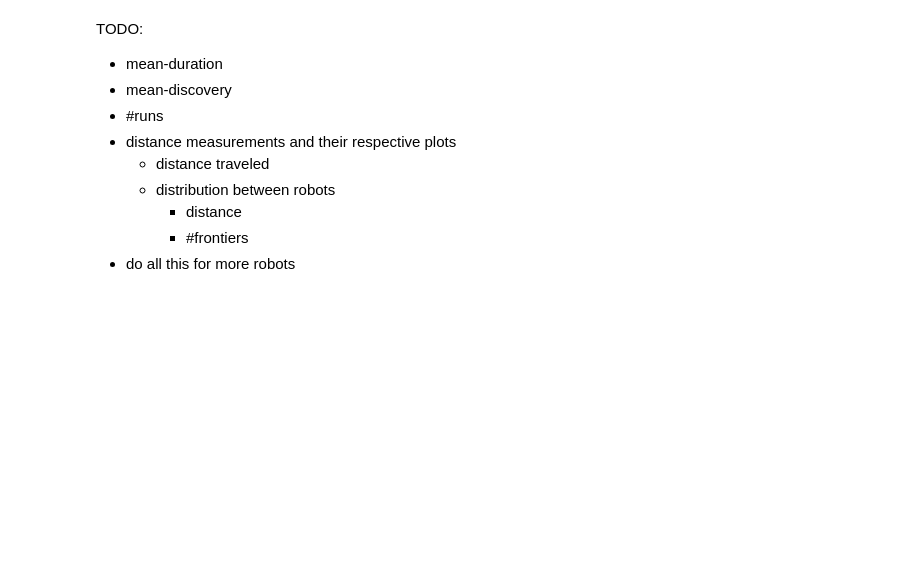
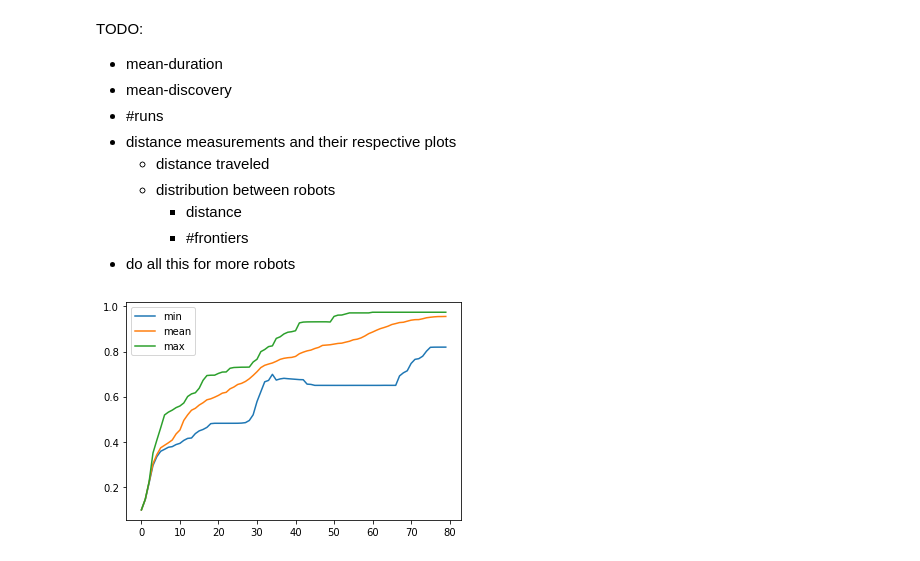
Before and after one commit to Icheler/coExplore, a Jupyter notebook: evaluation.ipynb, the cells around one changed output. Drawn from its saved outputs; the diff is of its cells as text; code cells hidden in the pictures; blank space fills up the shorter version.

```diff
--- a/evaluation.ipynb
+++ b/evaluation.ipynb
@@ -111,3 +175,32 @@ TODO:
     - distance
     - #frontiers
 - do all this for more robots
+# %%
+graph = greedy_plottable
+greedy_min = np.min(graph[:,1:-1], axis=1)
+greedy_overall_min = greedy_min[-1]
+greedy_max = np.max(graph[:,1:-1], axis=1)
+greedy_overall_max = greedy_max[-1]
+graph = nearest_plottable
+nearest_min = np.min(graph[:,1:-1], axis=1)
+nearest_overall_min = nearest_min[-1]
+nearest_max = np.max(graph[:,1:-1], axis=1)
+nearest_overall_max = nearest_max[-1]
+graph = minPos_plottable
+minPos_min = np.min(graph[:,1:-1], axis=1)
+minPos_overall_min = minPos_min[-1]
+minPos_max = np.max(graph[:,1:-1], axis=1)
+minPos_overall_max = minPos_max[-1]
+graph = combined_plottable
+combined_min = np.min(graph[:,1:-1], axis=1)
+combined_overall_min = combined_min[-1]
+combined_max = np.max(graph[:,1:-1], axis=1)
+combined_overall_max = combined_max[-1]
+# %%
+plt.plot(combined_min, label='min')
+plt.plot(combined_mean, label='mean')
+plt.plot(combined_max, label='max')
+plt.legend()
+plt.show()
+# %% [output]
+[figure, added]
```
Also changed, not shown: parts of 13 cells of this notebook.
